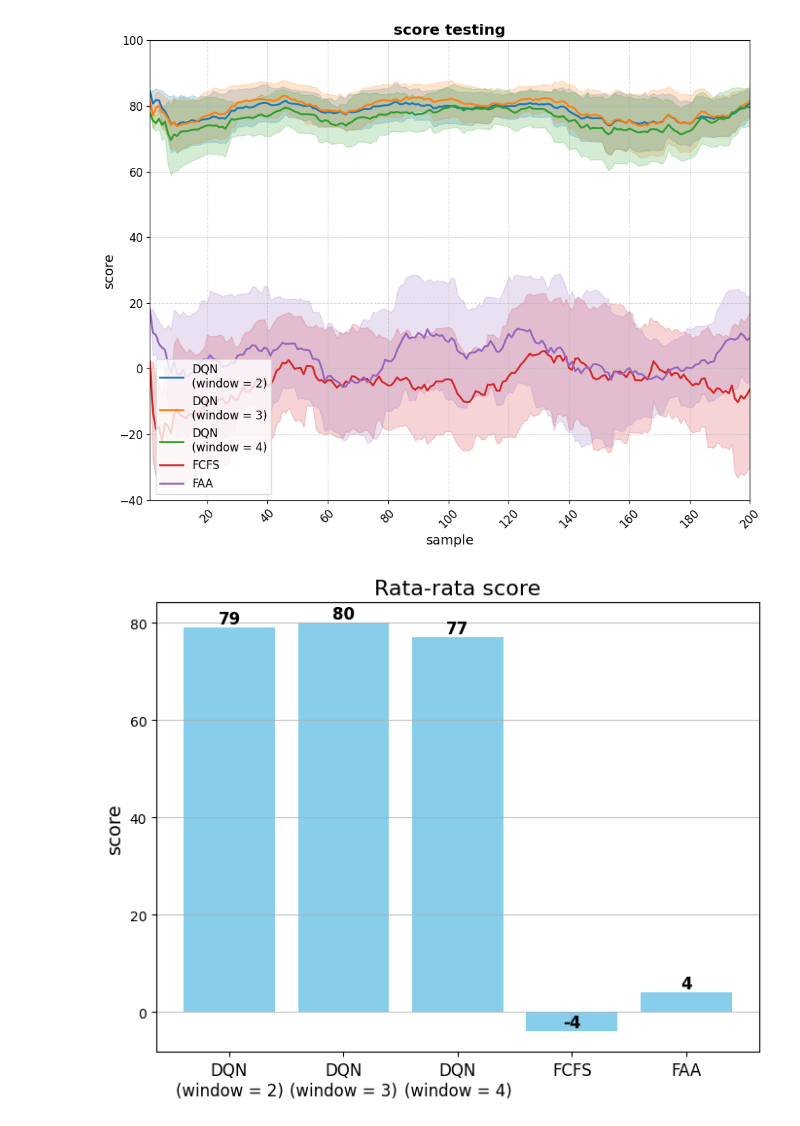
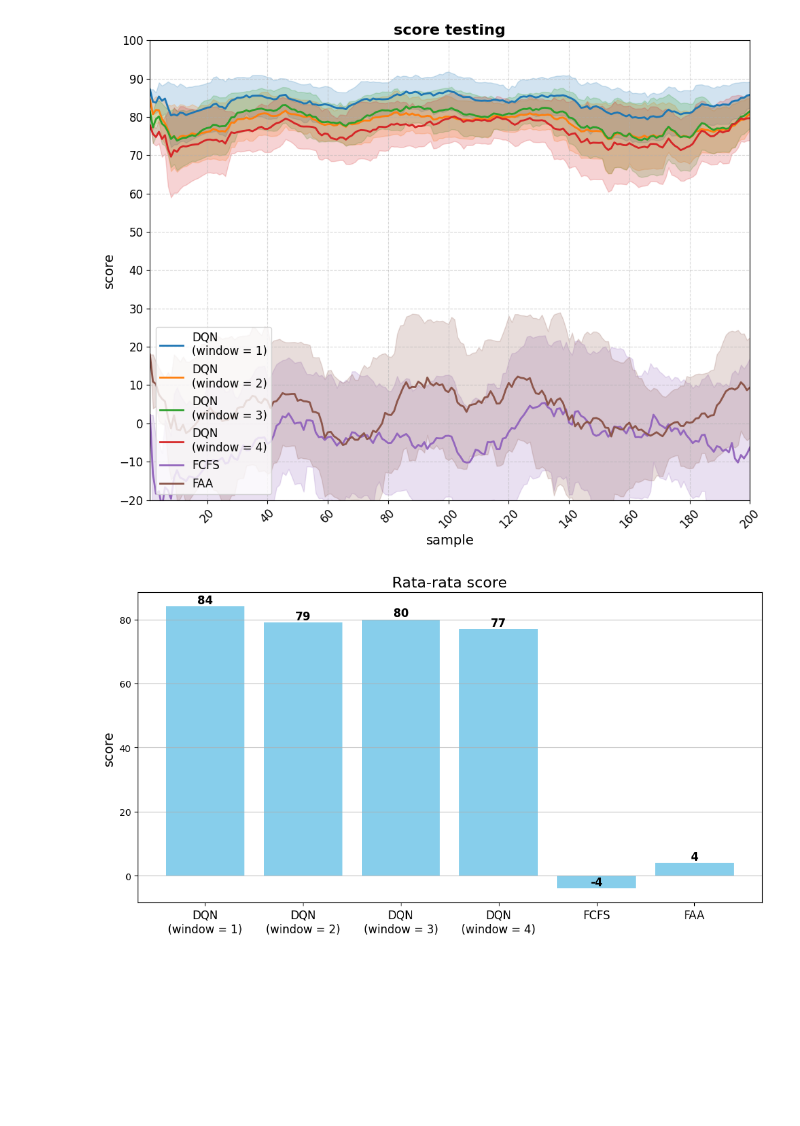
Before and after one commit to Bintang-Satwika/skripsi, a Jupyter notebook: 1_Plot_Grafik/FJSP_grafik3_testing_3.ipynb, the cells around one changed output. Cells and saved outputs as stored; diff of their text form; code cells hidden in the pictures; blank space fills up the shorter version.

```diff
--- a/1_Plot_Grafik/FJSP_grafik3_testing_3.ipynb
+++ b/1_Plot_Grafik/FJSP_grafik3_testing_3.ipynb
@@ -163,7 +163,7 @@ def plot_bar_averages(json_files, labels, target_length=400):
         averages.append(avg)
 
     # Buat grafik bar plot
-    plt.figure(figsize=(8, 6))
+    plt.figure(figsize=(12, 6))
     x_positions = np.arange(len(labels))
     bars = plt.bar(x_positions, averages, color='skyblue')
 
@@ -196,7 +196,7 @@ def plot_boxplots(json_files, labels, target_length=400):
         data_list.append(valid_data)
 
     # Buat boxplot dengan matplotlib
-    plt.figure(figsize=(8, 6))
+    plt.figure(figsize=(12, 6))
     plt.boxplot(data_list, labels=labels, patch_artist=True)
     plt.title('Boxplot score', fontsize=16)
     plt.xticks(fontsize=15)
@@ -206,6 +206,7 @@ def plot_boxplots(json_files, labels, target_length=400):
     plt.grid(axis='y', alpha=0.75)
     plt.show()
 # %%
+yr0_dir = 'D:\\KULIAH\\skripsi\\CODE\\skripsi\\3_FJSP_old\\tanpawait'
 yr1_dir = 'D:\\KULIAH\\skripsi\\CODE\\skripsi\\3_FJSP_old\yr1'
 yr2_dir = 'D:\\KULIAH\\skripsi\\CODE\\skripsi\\3_FJSP_old\yr2'
 yr3_dir = 'D:\\KULIAH\\skripsi\\CODE\\skripsi\\3_FJSP_old\yr3'
@@ -214,37 +215,38 @@ yr3_dir = 'D:\\KULIAH\\skripsi\\CODE\\skripsi\\3_FJSP_old\yr3'
 # without_noise_diskrit=os.path.join(env_dir, '3_Ruled_Based')
 
 files = [
-    #os.path.join(env_dir, 'Testing_RL_1_200ep.json'),
+    os.path.join(yr0_dir, 'Testing_DQN_tanpawait_200ep_2.json'),
     os.path.join(yr1_dir, 'Testing_DQN_yr1_200ep.json'),
     os.path.join(yr2_dir, 'Testing_DQN_yr2_200ep.json'),
     os.path.join(yr3_dir, 'Testing_DQN_yr3_200ep.json'),
     os.path.join(yr2_dir, 'Testing_FCFS_200ep.json'),
     os.path.join(yr2_dir, 'Testing_FAA_200ep.json'),
 ]
 labels = [
+    'DQN\n(window = 1)',
     'DQN\n(window = 2)',
     'DQN\n(window = 3)',
     'DQN\n(window = 4)',
     'FCFS',
     'FAA'
 ]
 target_length = 200
 # Panggil fungsi plot
 plot_metrics_with_shadow(
     json_files=files,
     labels=labels,
     title='score testing',
     xlabel='sample',
     ylabel='score',
     x_tick_interval=20,
-    y_tick_interval=20,
+    y_tick_interval=10,
     target_length=target_length,  # Sesuaikan jika perlu panjang data berbeda
     window_size=20,      # Lebar jendela rolling average/std
-    y_min=-40,
+    y_min=-20,
     y_max=100,
 )
 plot_bar_averages(json_files=files, labels=labels, target_length=target_length)
 plot_boxplots(json_files=files, labels=labels, target_length=target_length)
 # %% [output]
-[figure, old version]
+[figure, new version]
-[figure, old version]
+[figure, new version]
```
Also changed, not shown: parts of 1 cell of this notebook, 30 other files.
